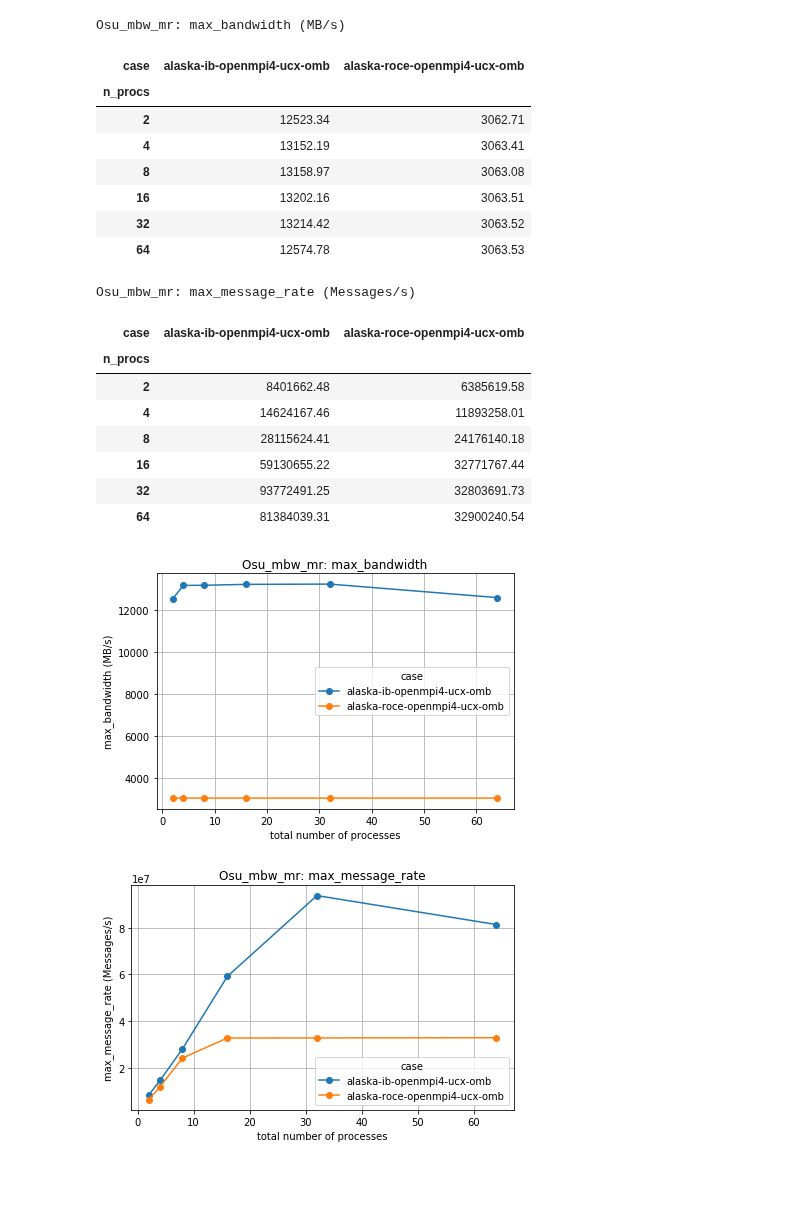
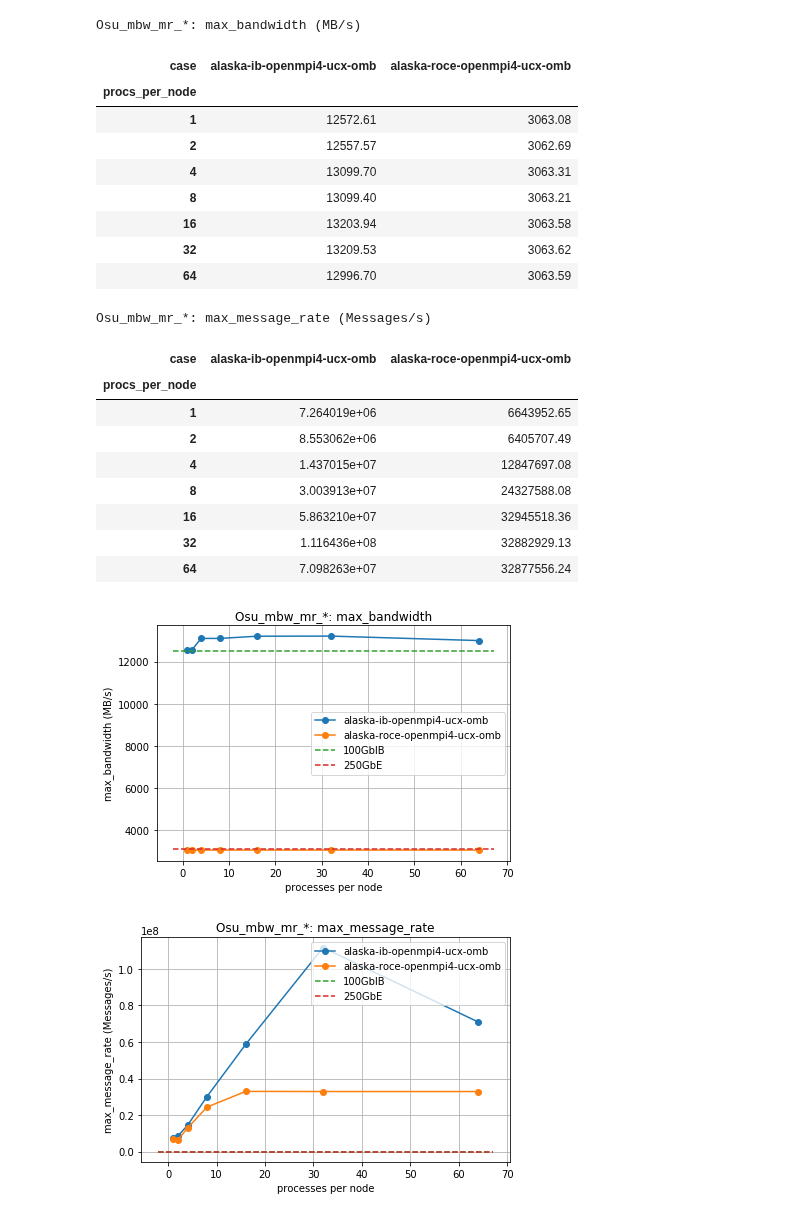
Before and after one commit to ukri-excalibur/excalibur-tests, a Jupyter notebook: omb/OMB.ipynb, the cells around one changed output. Drawn from its saved outputs; the diff is of its cells as text; code cells hidden in the pictures; blank space fills up the shorter version.

```diff
--- a/omb/OMB.ipynb
+++ b/omb/OMB.ipynb
@@ -50,7 +46,6 @@ for test in ['Osu_bw', 'Osu_bibw', 'Osu_mbw_mr_2', 'Osu_latency']:
     ax.grid(True, which="both")
     ax.set_xlabel(data.columns[0])
     ax.set_ylabel(data.columns[1])
-    title = ' '.join(['%s:%s' % (k, v) for (k, v) in common.items()]) # TODO: improve
-    ax.set_title(title)
+    ax.set_title('%s: %s' % (test, data.columns[1]))
     ax.legend()
 # %% [output]
@@ -67,42 +60,47 @@ In each case all tests were run on two nodes.
 # %%
-for test in ['Osu_mbw_mr']:
+for test in ['Osu_mbw_mr_*']:
 
     # load perf records:
     perf_records = modules.utils.load_perf_logs('../perflogs', test, '.log')
 
     # calculate number of processes (=tasks):
-    perf_records['n_procs'] = [int(tn.rsplit('_')[-1]) for tn in perf_records['testname']]
+    perf_records['procs_per_node'] = [int(tn.rsplit('_')[-1]) for tn in perf_records['testname']]
 
     # plot/tabulate:
     for perf_var in ['max_bandwidth', 'max_message_rate']:
         perf_unit = perf_records[perf_records['perf_var'] == perf_var]['perf_unit'].iloc[0] # assumes unique
-        table = modules.plots.tabulate_last_perf_vs(perf_records, 'n_procs', perf_var)
+        table = modules.plots.tabulate_last_perf_vs(perf_records, 'procs_per_node', perf_var)
         ax = table.plot(grid=True, style='o-')
-        ax.set_xlabel('total number of processes')
+        xlim = ax.get_xlim()
+        ax.plot(xlim, [12.5E3, 12.5E3], '--', label='100GbIB')
+        ax.plot(xlim, [3125, 3125], '--', label='250GbE')
+        ax.set_xlabel('processes per node')
         ax.set_ylabel('%s (%s)' % (perf_var, perf_unit))
         plt.tight_layout()
         ax.set_title('%s: %s' % (test, perf_var))
-
+        ax.legend()
         print('%s: %s (%s)' % (test, perf_var, perf_unit))
         display(HTML(table.to_html()))
 # %% [output]
-Osu_mbw_mr: max_bandwidth (MB/s)
+Osu_mbw_mr_*: max_bandwidth (MB/s)
 | case | alaska-ib-openmpi4-ucx-omb | alaska-roce-openmpi4-ucx-omb |
-| n_procs |  |  |
-| 2 | 12523.34 | 3062.71 |
-| 4 | 13152.19 | 3063.41 |
-| 8 | 13158.97 | 3063.08 |
-| 16 | 13202.16 | 3063.51 |
-| 32 | 13214.42 | 3063.52 |
-| 64 | 12574.78 | 3063.53 |
+| procs_per_node |  |  |
+| 1 | 12572.61 | 3063.08 |
+| 2 | 12557.57 | 3062.69 |
+| 4 | 13099.70 | 3063.31 |
+| 8 | 13099.40 | 3063.21 |
+| 16 | 13203.94 | 3063.58 |
+| 32 | 13209.53 | 3063.62 |
+| 64 | 12996.70 | 3063.59 |
-Osu_mbw_mr: max_message_rate (Messages/s)
+Osu_mbw_mr_*: max_message_rate (Messages/s)
 | case | alaska-ib-openmpi4-ucx-omb | alaska-roce-openmpi4-ucx-omb |
-| n_procs |  |  |
-| 2 | 8401662.48 | 6385619.58 |
-| 4 | 14624167.46 | 11893258.01 |
-| 8 | 28115624.41 | 24176140.18 |
-| 16 | 59130655.22 | 32771767.44 |
-| 32 | 93772491.25 | 32803691.73 |
-| 64 | 81384039.31 | 32900240.54 |
+| procs_per_node |  |  |
+| 1 | 7.264019e+06 | 6643952.65 |
+| 2 | 8.553062e+06 | 6405707.49 |
+| 4 | 1.437015e+07 | 12847697.08 |
+| 8 | 3.003913e+07 | 24327588.08 |
+| 16 | 5.863210e+07 | 32945518.36 |
+| 32 | 1.116436e+08 | 32882929.13 |
+| 64 | 7.098263e+07 | 32877556.24 |
-[figure, old version]
+[figure, new version]
-[figure, old version]
+[figure, new version]
```
Also changed, not shown: parts of 4 cells of this notebook, 1 other file.
